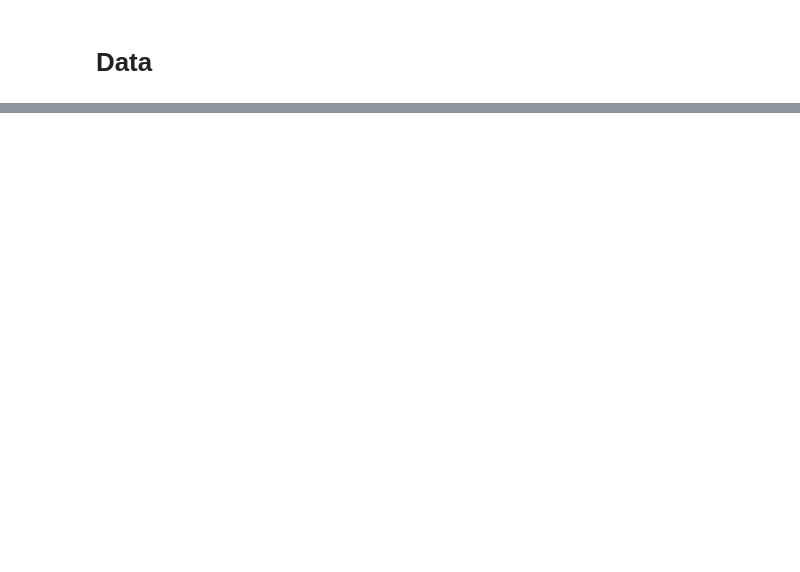
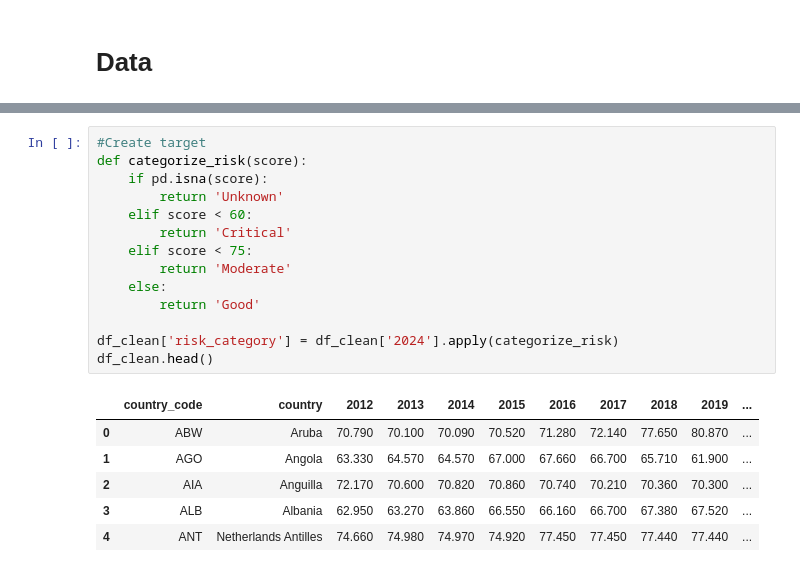
Before and after one commit to kamxsato/MIS444_Final_Project, a Jupyter notebook: 24104087_Final_Project.ipynb, the cells around one changed output, grey strips where cells are left out. Drawn from its saved outputs; the diff is of its cells as text; blank space fills up the shorter version.

```diff
--- a/24104087_Final_Project.ipynb
+++ b/24104087_Final_Project.ipynb
@@ -108,0 +177,21 @@ Index(['STRUCTURE', 'STRUCTURE_ID', 'ACTION', 'FREQ', 'REF_AREA', 'INDICATOR',
+# %%
+#Create target
+def categorize_risk(score):
+    if pd.isna(score):
+        return 'Unknown'
+    elif score < 60:
+        return 'Critical'
+    elif score < 75:
+        return 'Moderate'
+    else:
+        return 'Good'
+
+df_clean['risk_category'] = df_clean['2024'].apply(categorize_risk)
+df_clean.head()
+# %% [output]
+|  | country_code | country | 2012 | 2013 | 2014 | 2015 | 2016 | 2017 | 2018 | 2019 | ... |
+| 0 | ABW | Aruba | 70.790 | 70.100 | 70.090 | 70.520 | 71.280 | 72.140 | 77.650 | 80.870 | ... |
+| 1 | AGO | Angola | 63.330 | 64.570 | 64.570 | 67.000 | 67.660 | 66.700 | 65.710 | 61.900 | ... |
+| 2 | AIA | Anguilla | 72.170 | 70.600 | 70.820 | 70.860 | 70.740 | 70.210 | 70.360 | 70.300 | ... |
+| 3 | ALB | Albania | 62.950 | 63.270 | 63.860 | 66.550 | 66.160 | 66.700 | 67.380 | 67.520 | ... |
+| 4 | ANT | Netherlands Antilles | 74.660 | 74.980 | 74.970 | 74.920 | 77.450 | 77.450 | 77.440 | 77.440 | ... |
```
Also changed, not shown: parts of 12 cells of this notebook.
